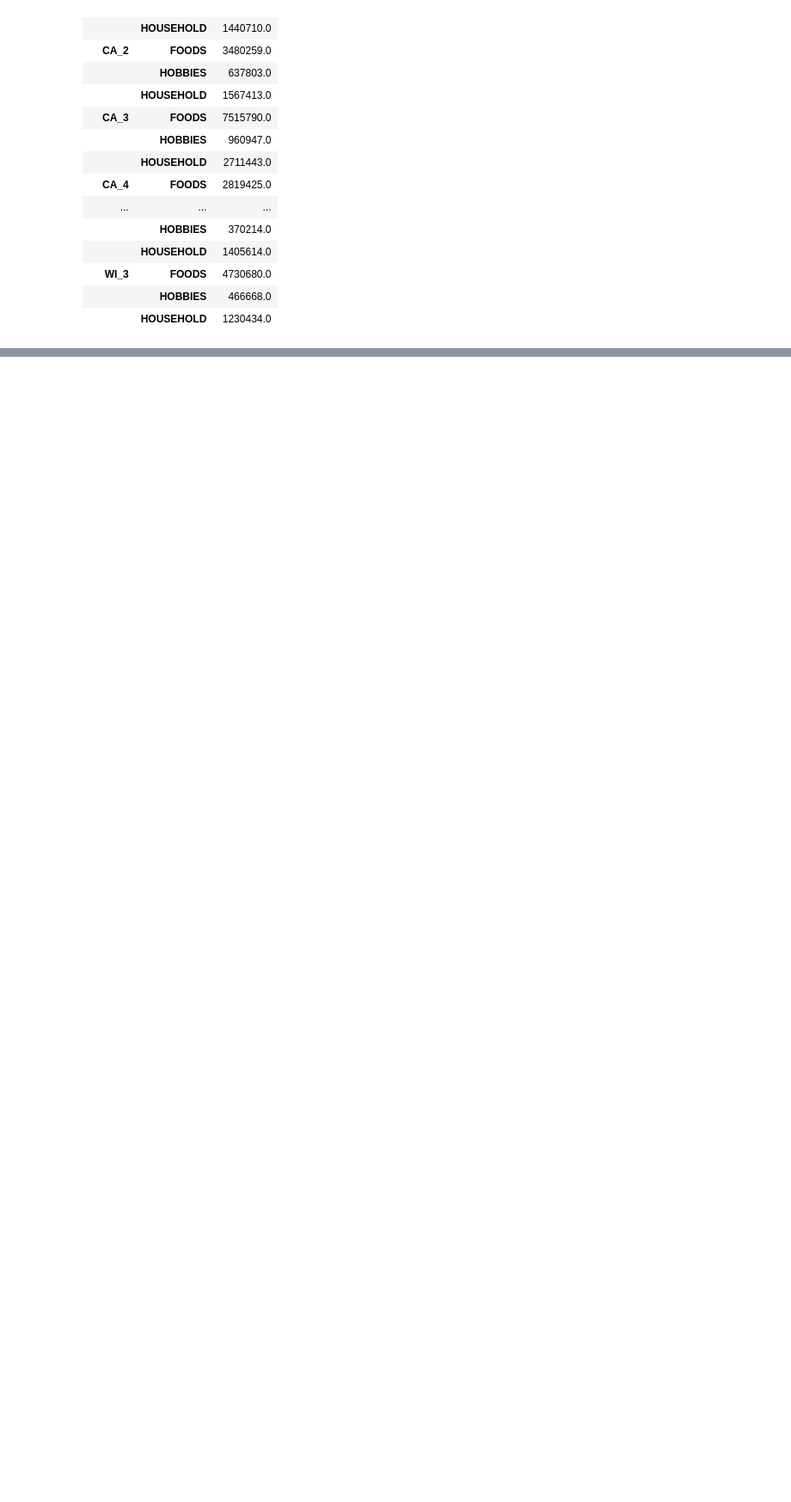
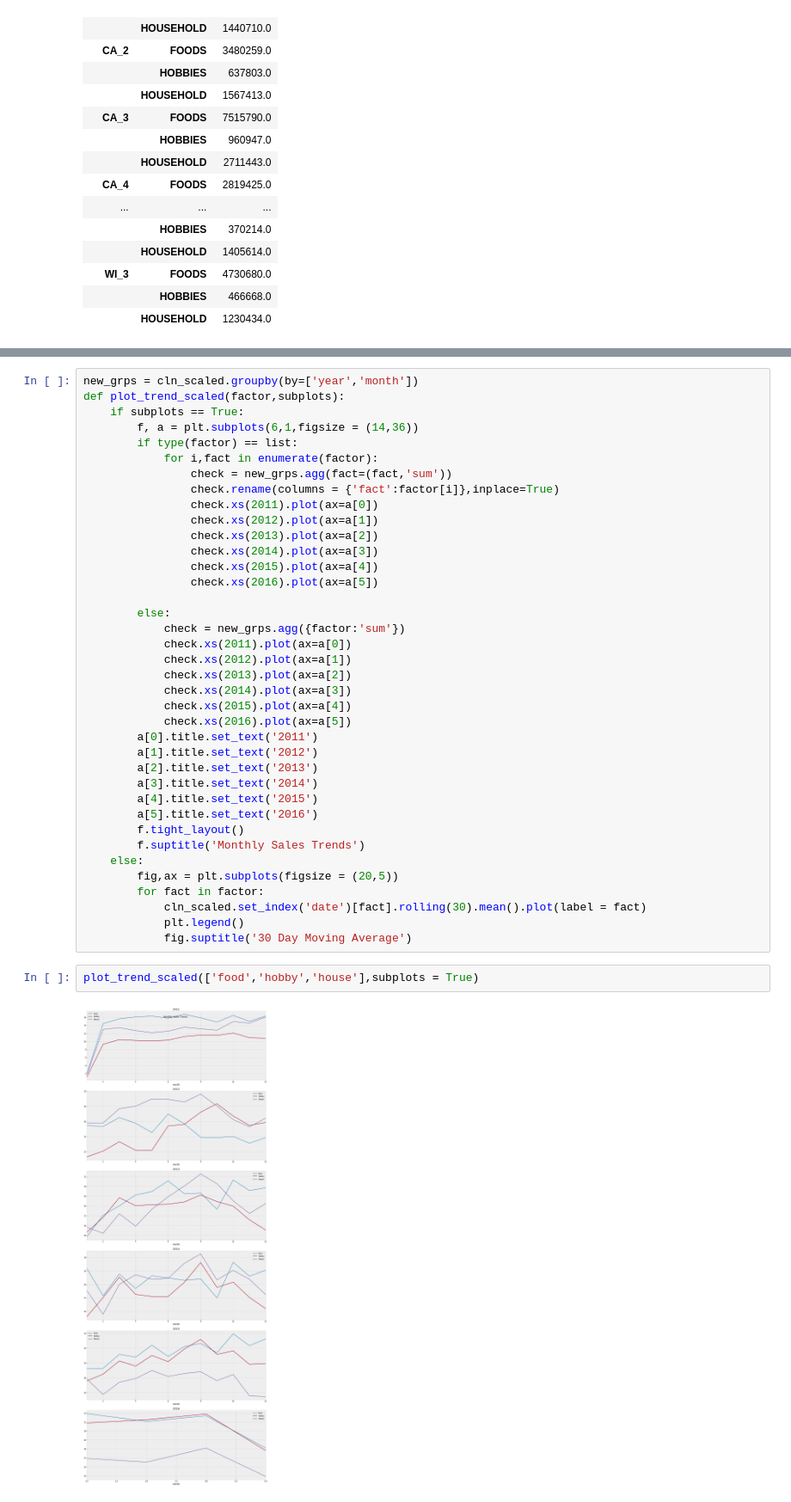
Before and after one commit to Aviral-Aggarwal/Retail_models, a Jupyter notebook: retail_data.ipynb, the cells around one changed output, grey strips where cells are left out. Shown at 86% size. Drawn from its saved outputs; the diff is of its cells as text; blank space fills up the shorter version.

```diff
--- a/retail_data.ipynb
+++ b/retail_data.ipynb
@@ -318,0 +358,42 @@ NameError: name 'cln' is not defined
+# %%
+new_grps = cln_scaled.groupby(by=['year','month'])
+def plot_trend_scaled(factor,subplots):
+    if subplots == True:
+        f, a = plt.subplots(6,1,figsize = (14,36))
+        if type(factor) == list:
+            for i,fact in enumerate(factor):
+                check = new_grps.agg(fact=(fact,'sum'))
+                check.rename(columns = {'fact':factor[i]},inplace=True)
+                check.xs(2011).plot(ax=a[0])
+                check.xs(2012).plot(ax=a[1])
+                check.xs(2013).plot(ax=a[2])
+                check.xs(2014).plot(ax=a[3])
+                check.xs(2015).plot(ax=a[4])
+                check.xs(2016).plot(ax=a[5])
+
+        else:
+            check = new_grps.agg({factor:'sum'})
+            check.xs(2011).plot(ax=a[0])
+            check.xs(2012).plot(ax=a[1])
+            check.xs(2013).plot(ax=a[2])
+            check.xs(2014).plot(ax=a[3])
+            check.xs(2015).plot(ax=a[4])
+            check.xs(2016).plot(ax=a[5])
+        a[0].title.set_text('2011')
+        a[1].title.set_text('2012')
+        a[2].title.set_text('2013')
+        a[3].title.set_text('2014')
+        a[4].title.set_text('2015')
+        a[5].title.set_text('2016')
+        f.tight_layout()
+        f.suptitle('Monthly Sales Trends')
+    else:
+        fig,ax = plt.subplots(figsize = (20,5))
+        for fact in factor:
+            cln_scaled.set_index('date')[fact].rolling(30).mean().plot(label = fact)
+            plt.legend()
+            fig.suptitle('30 Day Moving Average')
+# %%
+plot_trend_scaled(['food','hobby','house'],subplots = True)
+# %% [output]
+[figure, added]
```
Also changed, not shown: parts of 35 cells of this notebook.
